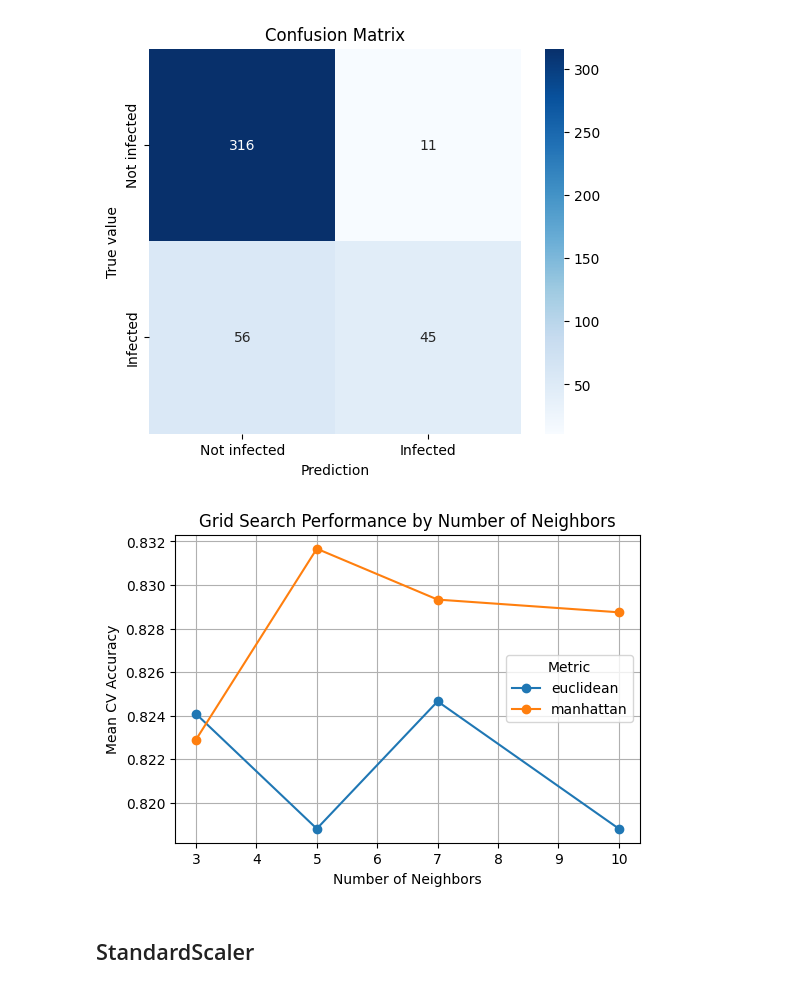
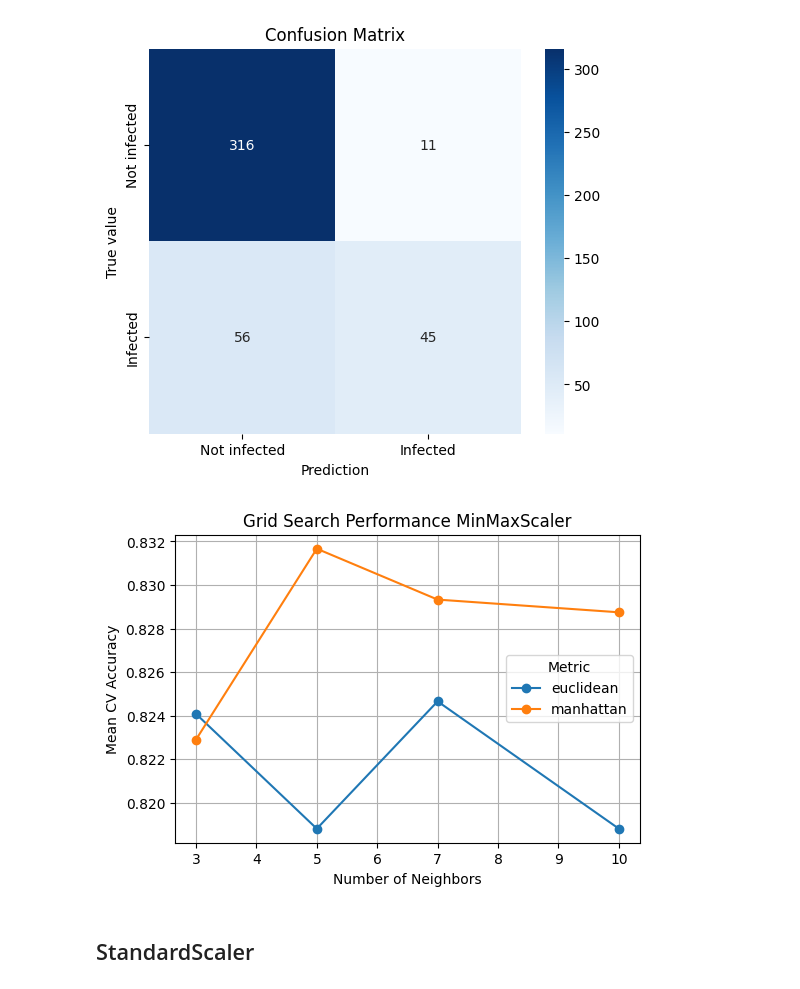
Before and after one commit to AlexanderBusa/ProgettoTeam2, a Jupyter notebook: knn.ipynb, the cells around one changed output. Saved outputs shown, nothing was run; the diff lists cells and outputs as text; code cells hidden in the pictures.

```diff
--- a/knn.ipynb
+++ b/knn.ipynb
@@ -154,22 +154,22 @@ plt.show()
 # %%
 # Creazione del dataframe con i risultati della grid search
 results = pd.DataFrame(grid_search.cv_results_)
 
 # Line plot per visualizzare la variazione dell'accuratezza rispetto a 'n_neighbors' per ciascuna metrica
 plt.figure(figsize=(6, 4))
 for metric in results['param_metric'].unique():
     subset = results[results['param_metric'] == metric]
     plt.plot(subset['param_n_neighbors'], subset['mean_test_score'], label=metric, marker='o')
 
 # Configurazione del grafico
-plt.title('Grid Search Performance by Number of Neighbors')
+plt.title('Grid Search Performance MinMaxScaler')
 plt.xlabel('Number of Neighbors')
 plt.ylabel('Mean CV Accuracy')
 plt.legend(title='Metric')
 plt.grid()
 plt.show()
 # %% [output]
-[figure, old version]
+[figure, new version]
 # %% [markdown]
 ## StandardScaler ##
 # %%
```
Also changed, not shown: parts of 2 cells of this notebook.
